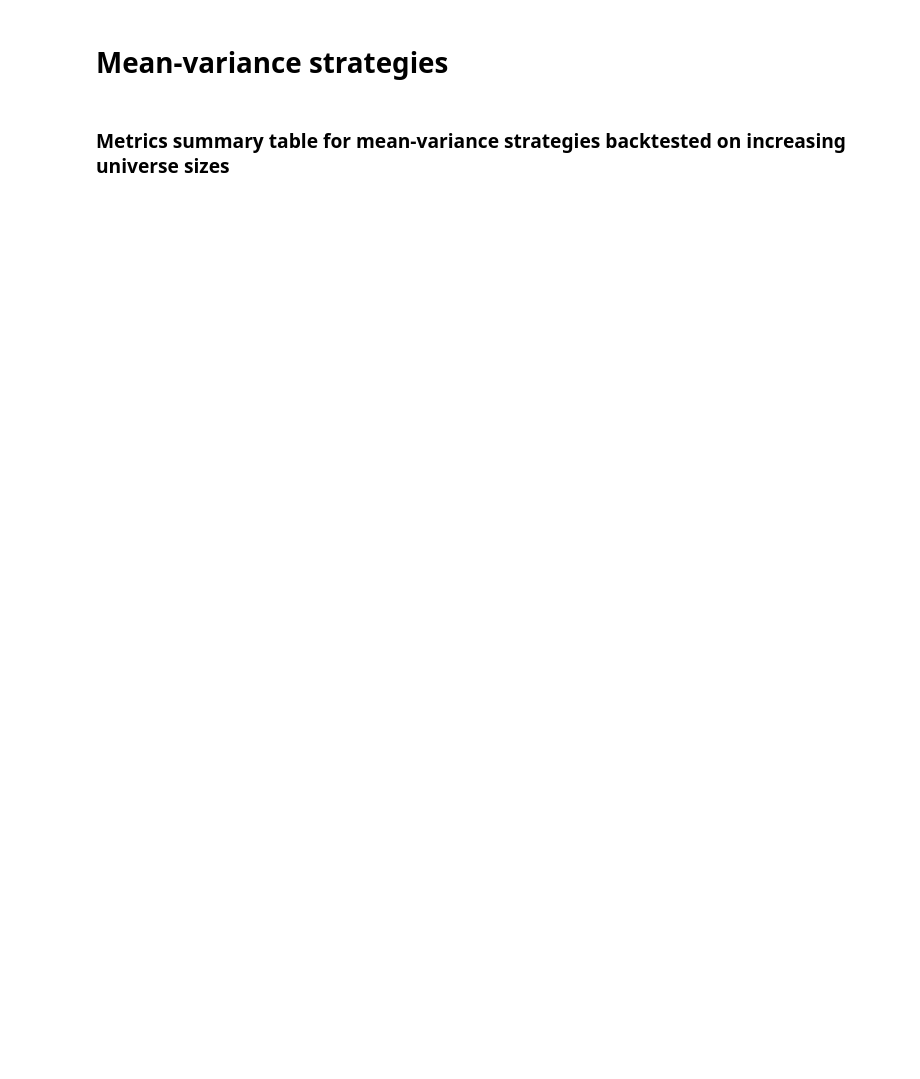
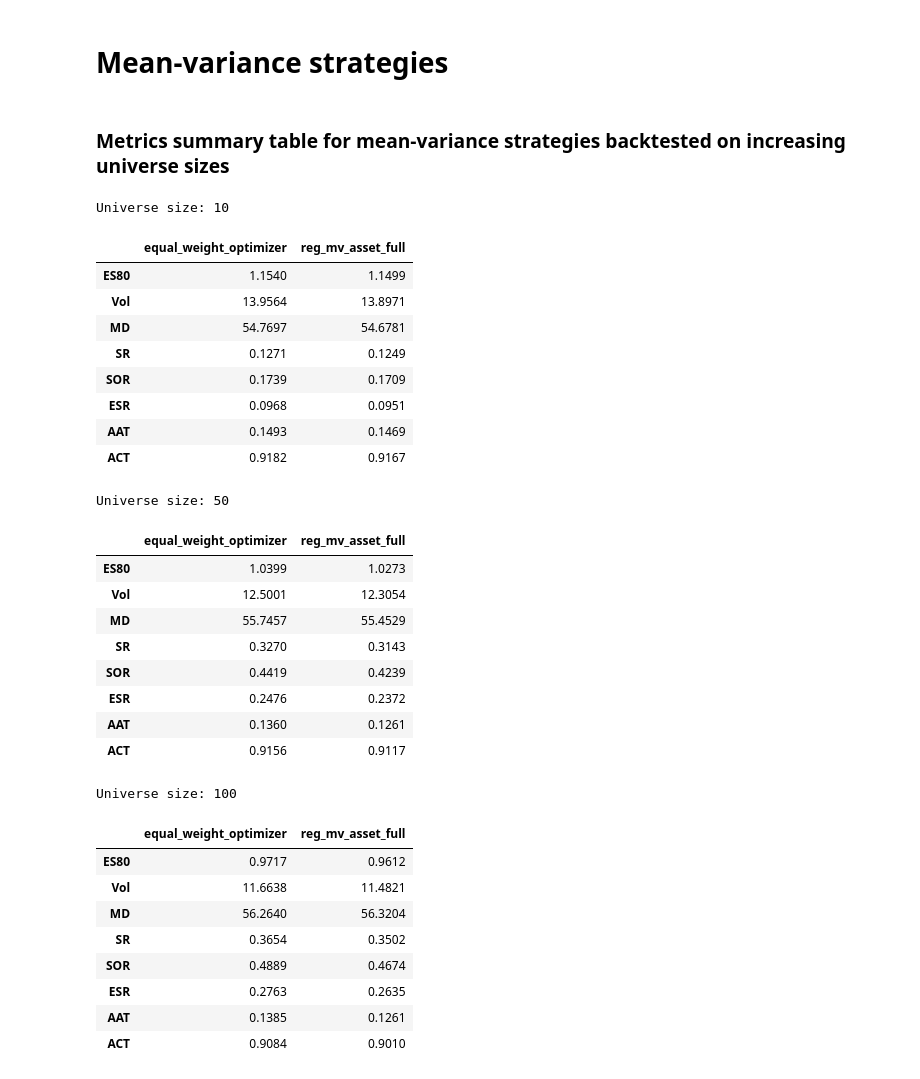
Before and after one commit to anejrozman/Currency-Overlay-or-Joint-Optimization, a Jupyter notebook: results/plotting.ipynb, the cells around one changed output. Drawn from its saved outputs; the diff is of its cells as text; code cells hidden in the pictures; blank space fills up the shorter version.

Commit message:
Updated naming convention, plotted mean variance asset full optimizer.

```diff
--- a/results/plotting.ipynb
+++ b/results/plotting.ipynb
@@ -150,3 +150,64 @@ plt.show()
 # Mean-variance strategies
 # %% [markdown]
 ### Metrics summary table for mean-variance strategies backtested on increasing universe sizes
+# %%
+mv_metrics = {}
+
+for run_dir in OPTIMIZER_RUN_DIRS:
+    run_nums = os.listdir(run_dir)
+    for run_num in run_nums[:3]:  # only first 3 runs for each universe size
+        json_path = f"{run_dir}/{run_num}/metrics.json"
+        with open(json_path) as f:
+            mv_metrics[(run_dir, RUN_TO_UNIVERSE_SIZE[run_num[-1]])] = json.load(f)
+
+# Construct and visualize a table of 3 panels for the 3 different universe sizes
+mv_metrics = pd.DataFrame.from_dict(mv_metrics, orient="index")
+columns = ["ES80", "Vol", "MD", "SR", "SOR", "ESR", "AAT", "ACT"]
+mv_metrics.columns = columns
+
+mv_metrics.index = mv_metrics.index.set_levels(
+    mv_metrics.index.levels[1].astype(int), level=1
+)
+sizes = sorted(mv_metrics.index.get_level_values(1).unique())
+panels = {size: mv_metrics.xs(size, level=1) for size in sizes}
+panels = {size: mv_metrics.xs(size, level=1).T for size in sizes}
+for size in sizes:
+    panels[size].columns = [c.split('/')[-1] for c in panels[size].columns]
+
+strategy_order = ['equal_weight_optimizer', "reg_mv_asset_full"]
+panels = {size: panels[size][strategy_order] for size in sizes}
+# %%
+for size in sizes:
+    print(f"Universe size: {size}")
+    display(panels[size].round(4))
+# %% [output]
+Universe size: 10
+|  | equal_weight_optimizer | reg_mv_asset_full |
+| ES80 | 1.1540 | 1.1499 |
+| Vol | 13.9564 | 13.8971 |
+| MD | 54.7697 | 54.6781 |
+| SR | 0.1271 | 0.1249 |
+| SOR | 0.1739 | 0.1709 |
+| ESR | 0.0968 | 0.0951 |
+| AAT | 0.1493 | 0.1469 |
+| ACT | 0.9182 | 0.9167 |
+Universe size: 50
+|  | equal_weight_optimizer | reg_mv_asset_full |
+| ES80 | 1.0399 | 1.0273 |
+| Vol | 12.5001 | 12.3054 |
+| MD | 55.7457 | 55.4529 |
+| SR | 0.3270 | 0.3143 |
+| SOR | 0.4419 | 0.4239 |
+| ESR | 0.2476 | 0.2372 |
+| AAT | 0.1360 | 0.1261 |
+| ACT | 0.9156 | 0.9117 |
+Universe size: 100
+|  | equal_weight_optimizer | reg_mv_asset_full |
+| ES80 | 0.9717 | 0.9612 |
+| Vol | 11.6638 | 11.4821 |
+| MD | 56.2640 | 56.3204 |
+| SR | 0.3654 | 0.3502 |
+| SOR | 0.4889 | 0.4674 |
+| ESR | 0.2763 | 0.2635 |
+| AAT | 0.1385 | 0.1261 |
+| ACT | 0.9084 | 0.9010 |
```
Also changed, not shown: parts of 7 cells of this notebook.
